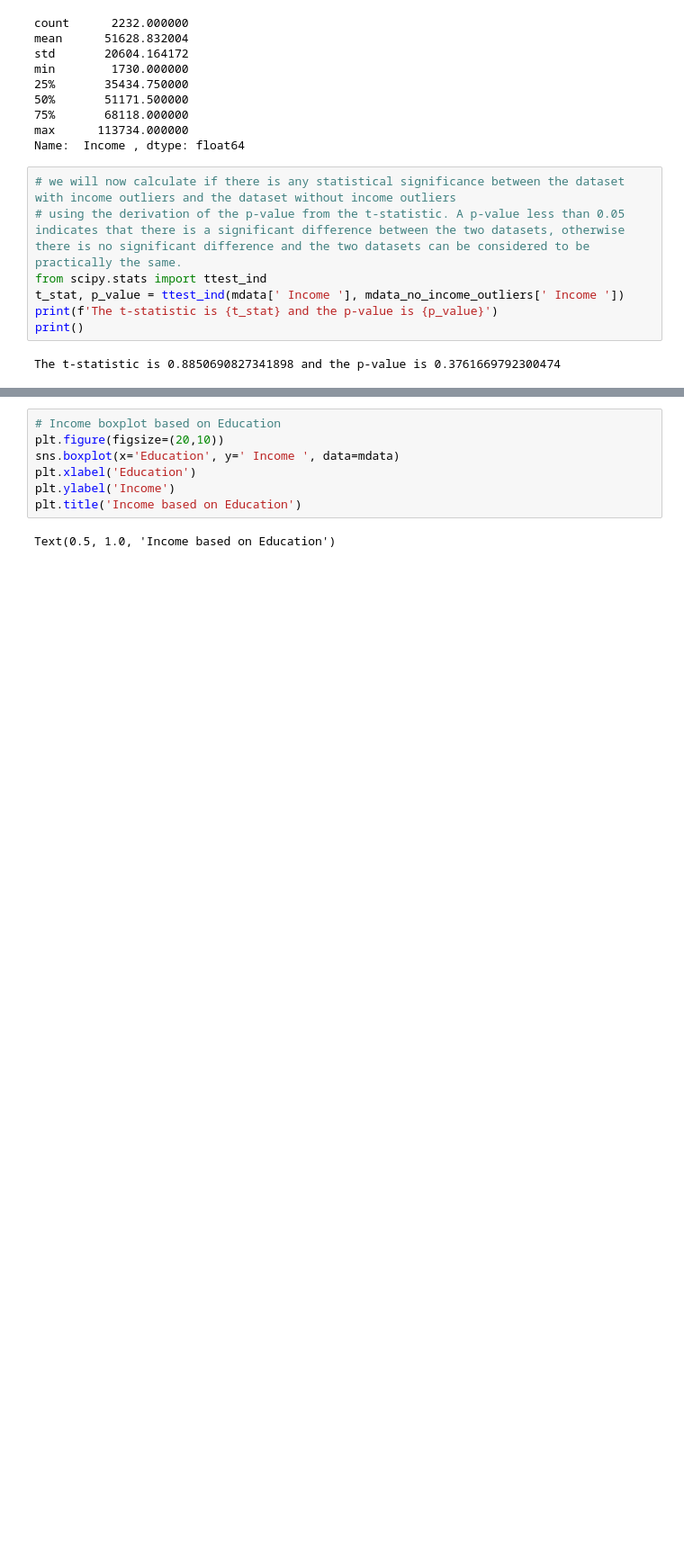
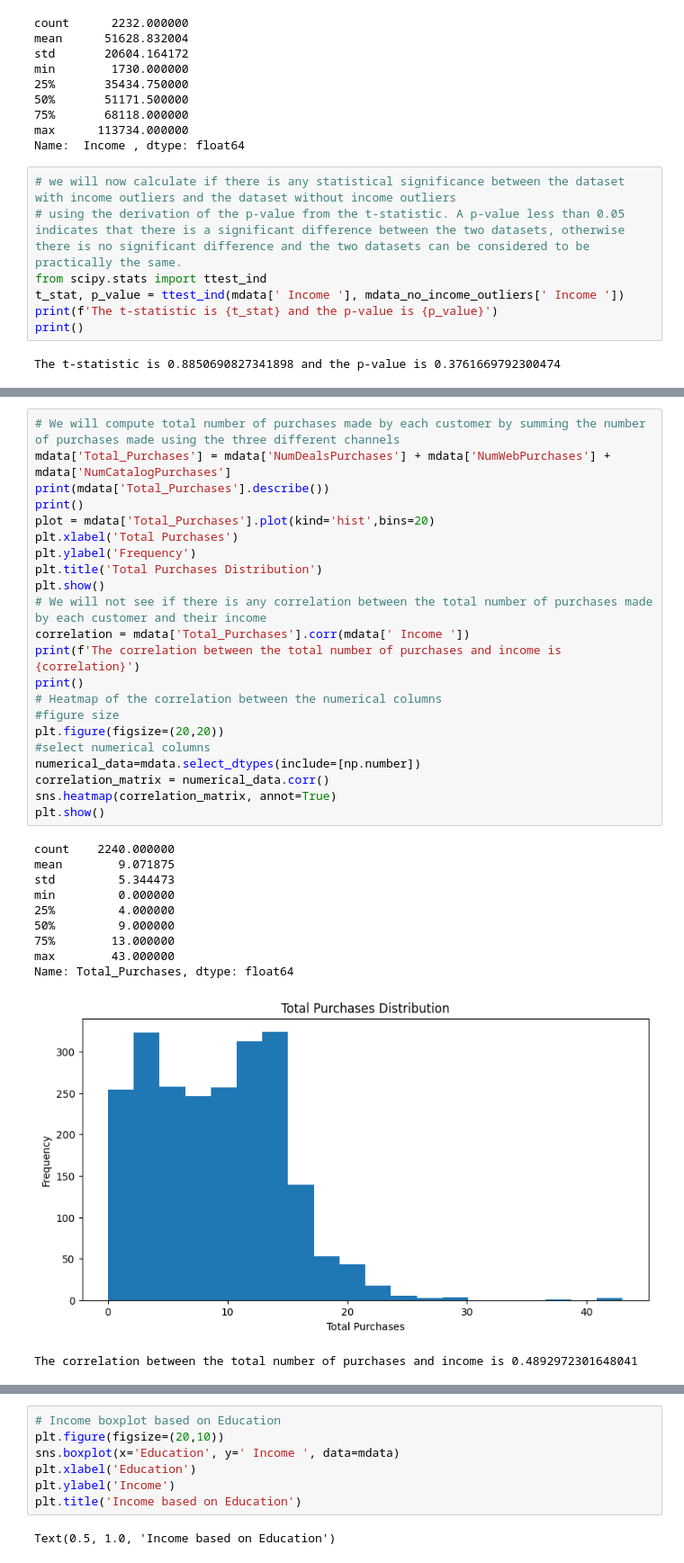
Before and after one commit to OsorioEL/Marketing_Campaign, a Jupyter notebook: Marketing_Campaing.ipynb, the cells around one changed output, grey strips where cells are left out. Shown at 90% size. Cells and saved outputs as stored; diff of their text form; blank space fills up the shorter version.

```diff
--- a/Marketing_Campaing.ipynb
+++ b/Marketing_Campaing.ipynb
@@ -589,0 +522,34 @@ Name: Teenhome, dtype: float64
+# %%
+# We will compute total number of purchases made by each customer by summing the number of purchases made using the three different channels
+mdata['Total_Purchases'] = mdata['NumDealsPurchases'] + mdata['NumWebPurchases'] + mdata['NumCatalogPurchases']
+print(mdata['Total_Purchases'].describe())
+print()
+plot = mdata['Total_Purchases'].plot(kind='hist',bins=20)
+plt.xlabel('Total Purchases')
+plt.ylabel('Frequency')
+plt.title('Total Purchases Distribution')
+plt.show()
+# We will not see if there is any correlation between the total number of purchases made by each customer and their income
+correlation = mdata['Total_Purchases'].corr(mdata[' Income '])
+print(f'The correlation between the total number of purchases and income is {correlation}')
+print()
+# Heatmap of the correlation between the numerical columns
+#figure size
+plt.figure(figsize=(20,20))
+#select numerical columns
+numerical_data=mdata.select_dtypes(include=[np.number])
+correlation_matrix = numerical_data.corr()
+sns.heatmap(correlation_matrix, annot=True)
+plt.show()
+# %% [output]
+count    2240.000000
+mean        9.071875
+std         5.344473
+min         0.000000
+25%         4.000000
+50%         9.000000
+75%        13.000000
+max        43.000000
+Name: Total_Purchases, dtype: float64
+[figure, added]
+The correlation between the total number of purchases and income is 0.4892972301648041
```
Also changed, not shown: parts of 15 cells of this notebook.
